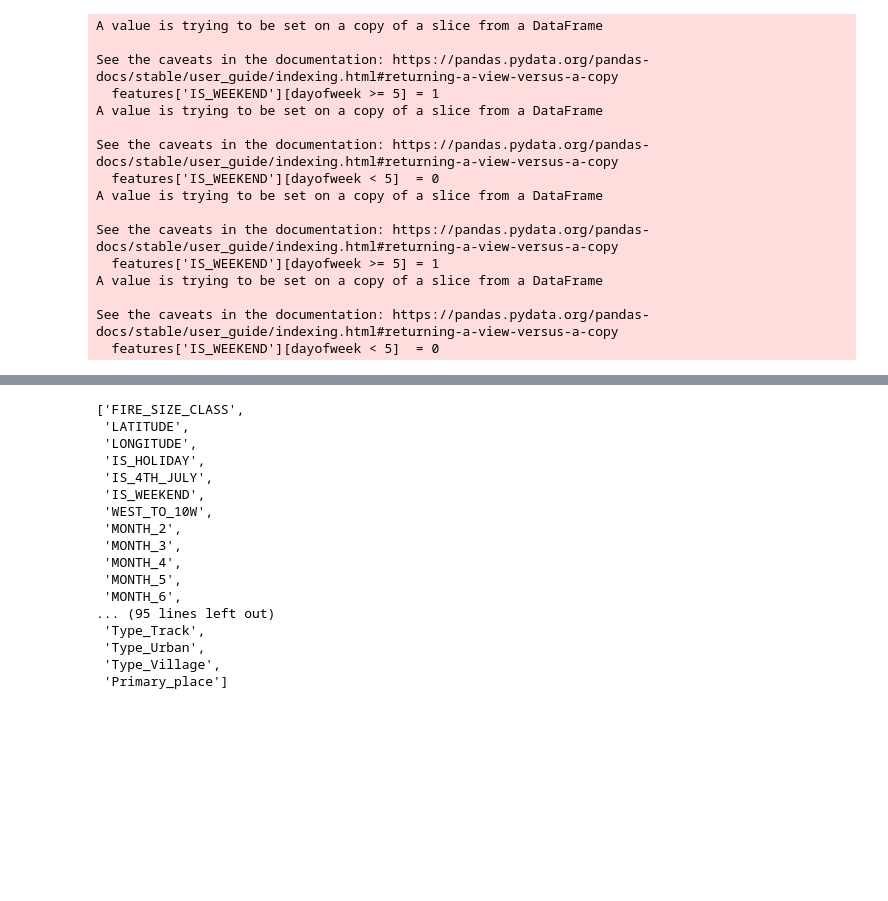
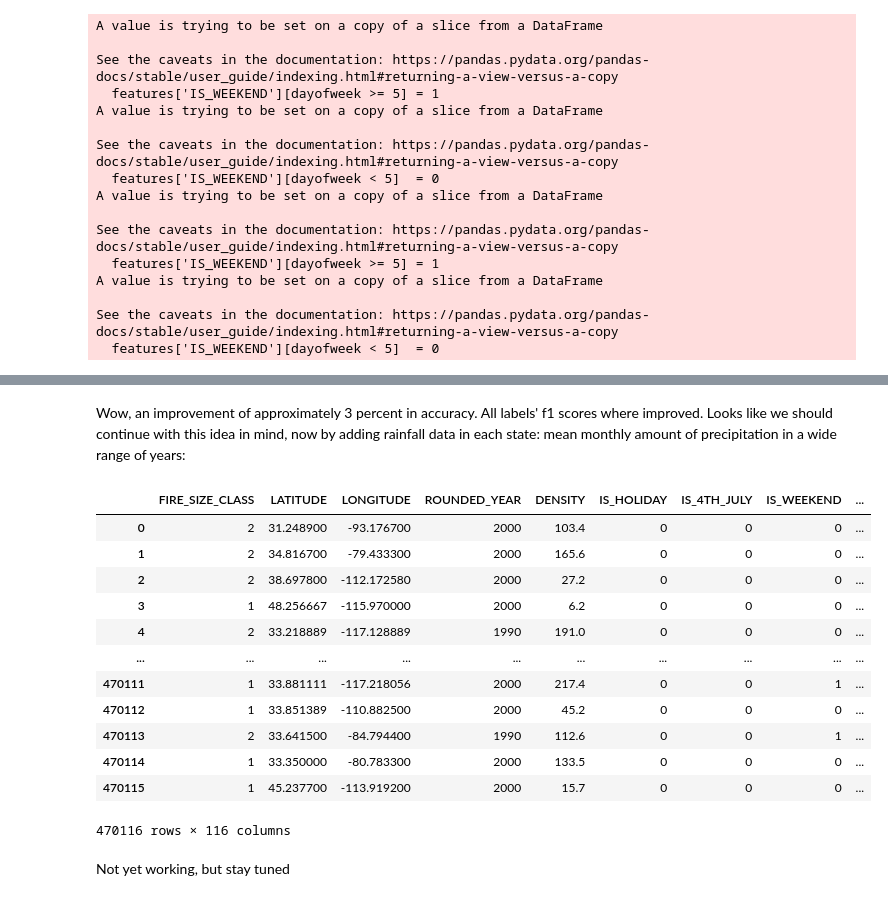
Before and after one commit to EytanSlotnik/APML, a Jupyter notebook: project 2.ipynb, the cells around one changed output, grey strips where cells are left out. Saved outputs shown, nothing was run; the diff lists cells and outputs as text; code cells hidden in the pictures; blank space fills up the shorter version.

Commit message:
economy + density

```diff
--- a/project 2.ipynb
+++ b/project 2.ipynb
@@ -206,20 +298,3 @@ weighted avg       0.53      0.55      0.53    156706
-# %%
-list(X_train.columns)
-# %% [output]
-['FIRE_SIZE_CLASS',
- 'LATITUDE',
- 'LONGITUDE',
- 'IS_HOLIDAY',
- 'IS_4TH_JULY',
- 'IS_WEEKEND',
- 'WEST_TO_10W',
- 'MONTH_2',
- 'MONTH_3',
- 'MONTH_4',
- 'MONTH_5',
- 'MONTH_6',
-... (95 lines left out)
- 'Type_Track',
- 'Type_Urban',
- 'Type_Village',
- 'Primary_place']
+# %% [markdown]
+Wow, an improvement of approximately 3 percent in accuracy. All labels' f1 scores where improved.
+Looks like we should continue with this idea in mind, now by adding rainfall data in each state: mean monthly amount of precipitation in a wide range of years:
@@ -225,0 +362,39 @@ list(X_train.columns)
+# %%
+def add_state_abb_col(df):
+    # Extract only the state columns
+    state_cols = [col for col in df.columns if col.startswith("STATE_")]
+    df_state_cols = df[state_cols]
+
+    # Find the column with the "1" value for each row
+    new_df = df.copy(True)
+    new_df['STATE_ABB'] = df_state_cols.idxmax(axis=1).str.slice(start=6).astype(str)
+    return new_df
+# %%
+def add_month_col(df):
+    # Extract only the state columns
+    months_cols = [col for col in df.columns if col.startswith("MONTH_")]
+    df_months_cols = df[months_cols]
+
+    # Find the column with the "1" value for each row
+    new_df = df.copy(True)
+    new_df['MONTH'] = df_months_cols.idxmax(axis=1).str.slice(start=6).astype(int)
+    return new_df
+# %%
+X_train = add_state_abb_col(X_train)
+X_train = add_month_col(X_train)
+# %%
+pd.merge(X_train, mean_df, on=['STATE_ABB', 'MONTH'], how="left")
+# %% [output]
+|  | FIRE_SIZE_CLASS | LATITUDE | LONGITUDE | ROUNDED_YEAR | DENSITY | IS_HOLIDAY | IS_4TH_JULY | IS_WEEKEND | ... |
+| 0 | 2 | 31.248900 | -93.176700 | 2000 | 103.4 | 0 | 0 | 0 | ... |
+| 1 | 2 | 34.816700 | -79.433300 | 2000 | 165.6 | 0 | 0 | 0 | ... |
+| 2 | 2 | 38.697800 | -112.172580 | 2000 | 27.2 | 0 | 0 | 0 | ... |
+| 3 | 1 | 48.256667 | -115.970000 | 2000 | 6.2 | 0 | 0 | 0 | ... |
+| 4 | 2 | 33.218889 | -117.128889 | 1990 | 191.0 | 0 | 0 | 0 | ... |
+| ... | ... | ... | ... | ... | ... | ... | ... | ... | ... |
+| 470111 | 1 | 33.881111 | -117.218056 | 2000 | 217.4 | 0 | 0 | 1 | ... |
+| 470112 | 1 | 33.851389 | -110.882500 | 2000 | 45.2 | 0 | 0 | 0 | ... |
+| 470113 | 2 | 33.641500 | -84.794400 | 1990 | 112.6 | 0 | 0 | 1 | ... |
+| 470114 | 1 | 33.350000 | -80.783300 | 2000 | 133.5 | 0 | 0 | 0 | ... |
+| 470115 | 1 | 45.237700 | -113.919200 | 2000 | 15.7 | 0 | 0 | 0 | ... |
+470116 rows × 116 columns
@@ -225,0 +403,2 @@ list(X_train.columns)
+# %% [markdown]
+Not yet working, but stay tuned
```
Also changed, not shown: parts of 9 cells of this notebook.
